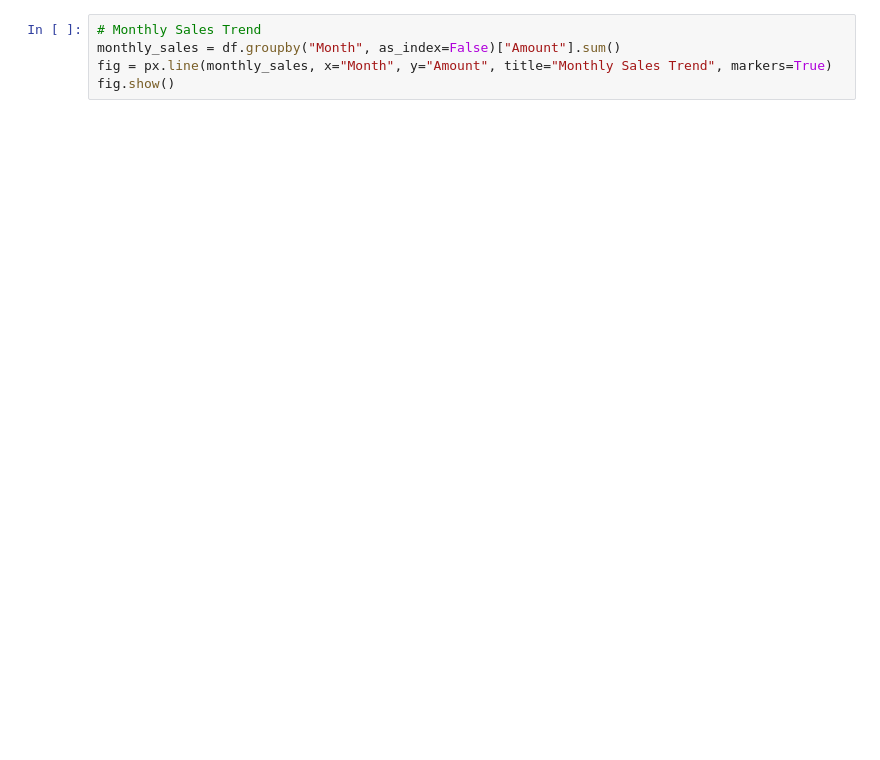
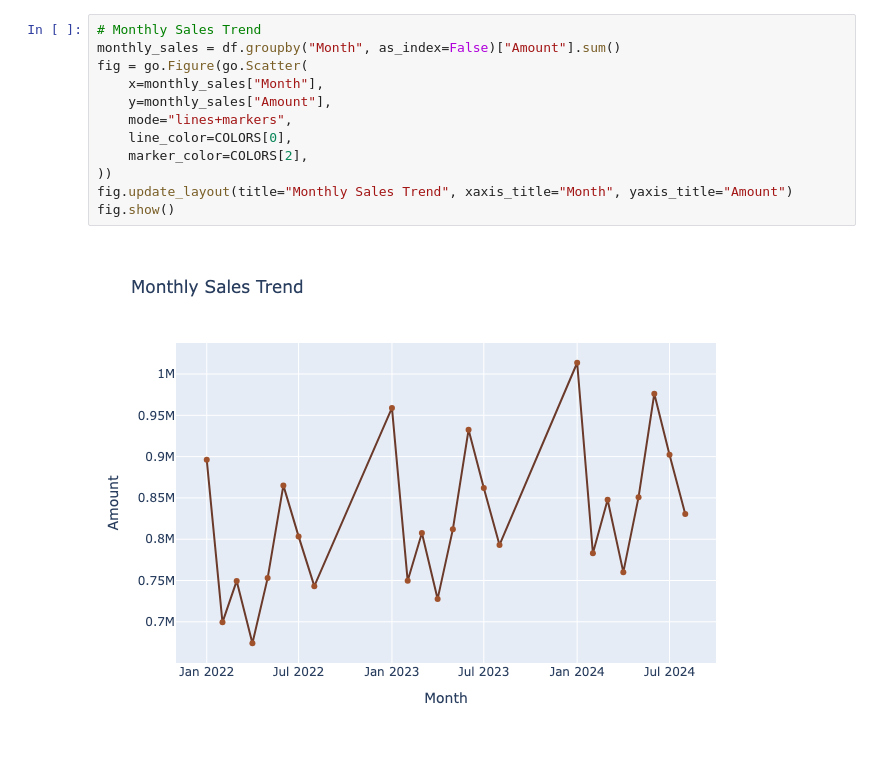
Before and after one commit to UBC-MDS/DSCI-532_2026_8_cocoaboard, a Jupyter notebook: EDA.ipynb, the cells around one changed output. Drawn from its saved outputs; the diff is of its cells as text; blank space fills up the shorter version.

```diff
--- a/EDA.ipynb
+++ b/EDA.ipynb
@@ -33,7 +93,16 @@ fig.show()
 # %%
 # Monthly Sales Trend
 monthly_sales = df.groupby("Month", as_index=False)["Amount"].sum()
-fig = px.line(monthly_sales, x="Month", y="Amount", title="Monthly Sales Trend", markers=True)
+fig = go.Figure(go.Scatter(
+    x=monthly_sales["Month"],
+    y=monthly_sales["Amount"],
+    mode="lines+markers",
+    line_color=COLORS[0],
+    marker_color=COLORS[2],
+))
+fig.update_layout(title="Monthly Sales Trend", xaxis_title="Month", yaxis_title="Amount")
 fig.show()
+# %% [output]
+[figure, added]
 # %%
 # Top 10 Sales People by Total Sales
```
Also changed, not shown: parts of 10 cells of this notebook, 1 other file.
